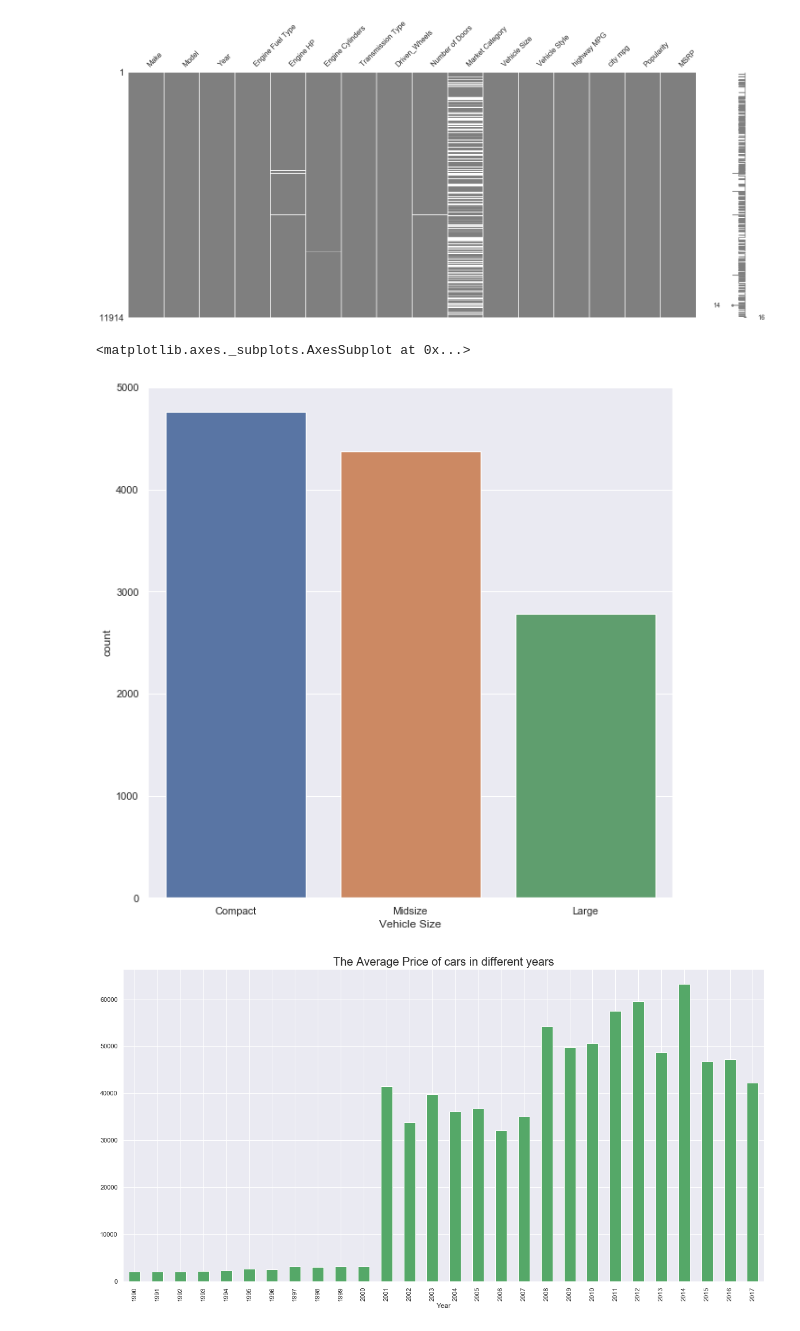
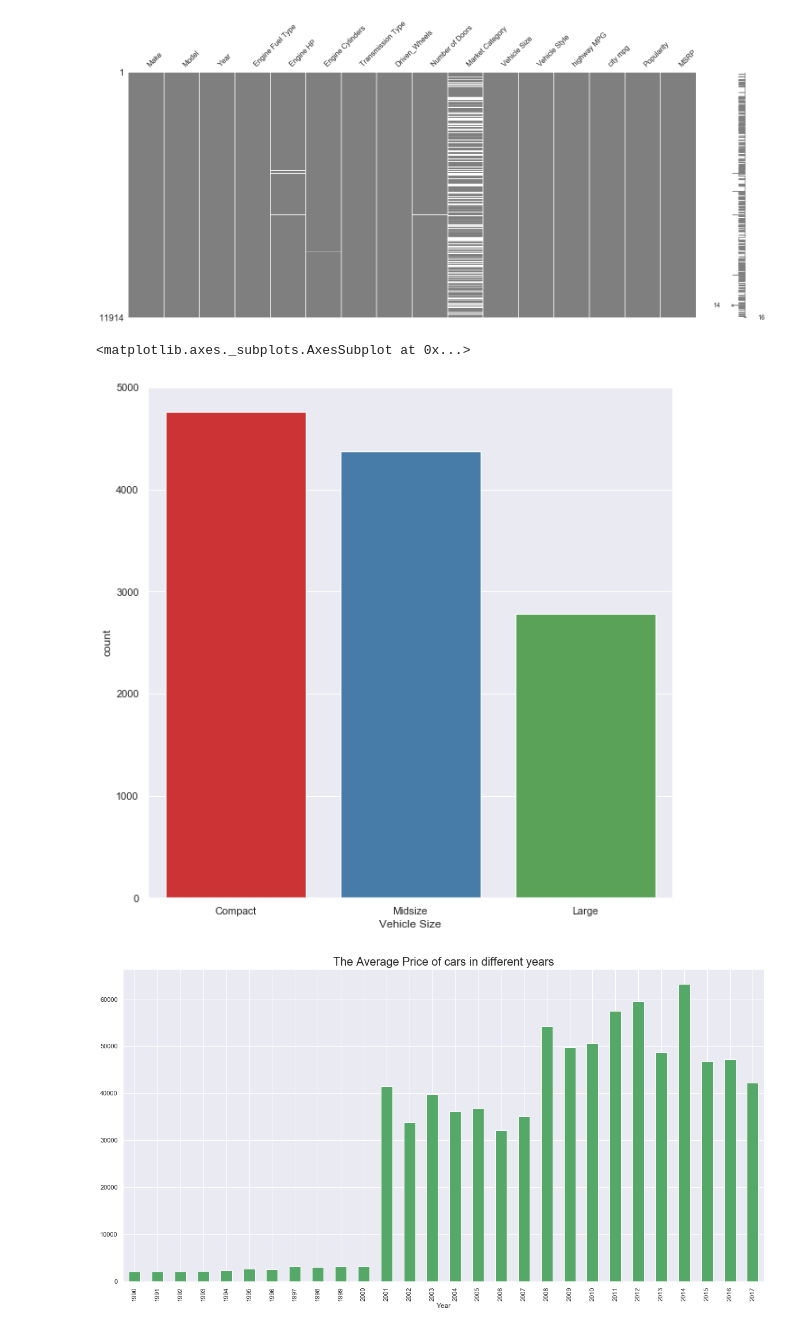
Before and after one commit to suhasmaddali/Car-Prices-Prediction, a Jupyter notebook: Car Prices Prediction Using Machine Learning .ipynb, the cells around one changed output. Drawn from its saved outputs; the diff is of its cells as text; code cells hidden in the pictures.

```diff
--- a/Car Prices Prediction Using Machine Learning .ipynb
+++ b/Car Prices Prediction Using Machine Learning .ipynb
@@ -121,10 +121,10 @@ msno.matrix(data, color = (0.5, 0.5, 0.5))
 [figure]
 # %%
 plt.figure(figsize = (10, 10))
-sns.countplot(x = 'Vehicle Size', data = data)
+sns.countplot(x = 'Vehicle Size', data = data, palette = 'Set1')
 # %% [output]
 <matplotlib.axes._subplots.AxesSubplot at 0x...>
-[figure, old version]
+[figure, new version]
 # %%
 plt.figure(figsize = (20, 10))
 data.groupby('Year')['MSRP'].mean().plot(kind = 'bar', color = 'g')
```
Also changed, not shown: parts of 18 cells of this notebook.
